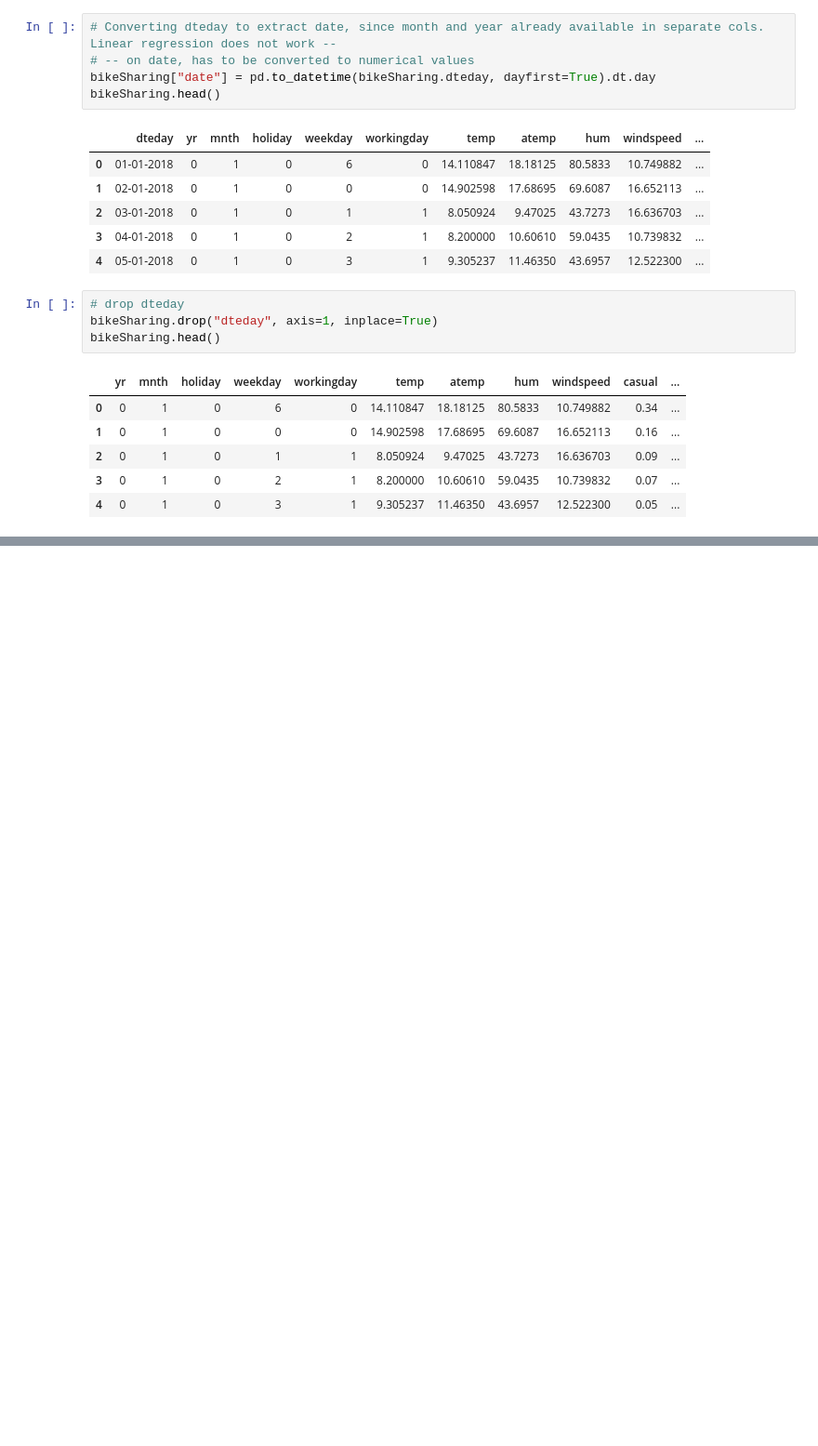
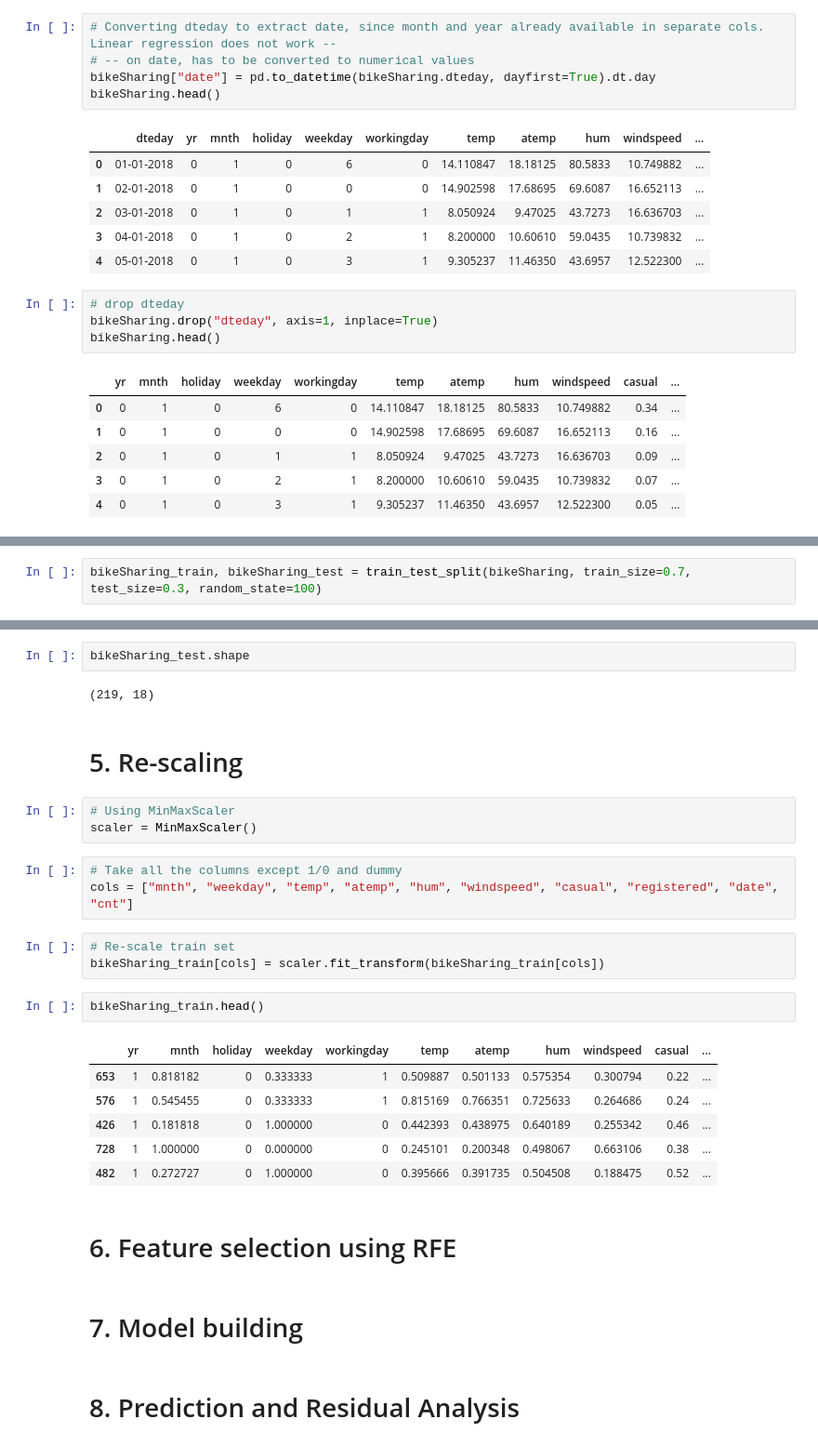
Before and after one commit to sanchita238/BikeSharingLinearRegression, a Jupyter notebook: Sanchita_Bike_Sharing_Assngmnt.ipynb, the cells around one changed output, grey strips where cells are left out. Shown at 93% size. Drawn from its saved outputs; the diff is of its cells as text; blank space fills up the shorter version.

Commit message:
Done till re-scaling

```diff
--- a/Sanchita_Bike_Sharing_Assngmnt.ipynb
+++ b/Sanchita_Bike_Sharing_Assngmnt.ipynb
@@ -294,0 +293,2 @@ bikeSharing.head()
+# %%
+bikeSharing_train, bikeSharing_test = train_test_split(bikeSharing, train_size=0.7, test_size=0.3, random_state=100)
@@ -294,0 +299,30 @@ bikeSharing.head()
+# %%
+bikeSharing_test.shape
+# %% [output]
+(219, 18)
+# %% [markdown]
+# 5. Re-scaling
+# %%
+# Using MinMaxScaler
+scaler = MinMaxScaler()
+# %%
+# Take all the columns except 1/0 and dummy
+cols = ["mnth", "weekday", "temp", "atemp", "hum", "windspeed", "casual", "registered", "date", "cnt"]
+# %%
+# Re-scale train set
+bikeSharing_train[cols] = scaler.fit_transform(bikeSharing_train[cols])
+# %%
+bikeSharing_train.head()
+# %% [output]
+|  | yr | mnth | holiday | weekday | workingday | temp | atemp | hum | windspeed | casual | ... |
+| 653 | 1 | 0.818182 | 0 | 0.333333 | 1 | 0.509887 | 0.501133 | 0.575354 | 0.300794 | 0.22 | ... |
+| 576 | 1 | 0.545455 | 0 | 0.333333 | 1 | 0.815169 | 0.766351 | 0.725633 | 0.264686 | 0.24 | ... |
+| 426 | 1 | 0.181818 | 0 | 1.000000 | 0 | 0.442393 | 0.438975 | 0.640189 | 0.255342 | 0.46 | ... |
+| 728 | 1 | 1.000000 | 0 | 0.000000 | 0 | 0.245101 | 0.200348 | 0.498067 | 0.663106 | 0.38 | ... |
+| 482 | 1 | 0.272727 | 0 | 1.000000 | 0 | 0.395666 | 0.391735 | 0.504508 | 0.188475 | 0.52 | ... |
+# %% [markdown]
+# 6. Feature selection using RFE
+# %% [markdown]
+# 7. Model building
+# %% [markdown]
+# 8. Prediction and Residual Analysis
```
Also changed, not shown: parts of 6 cells of this notebook.
